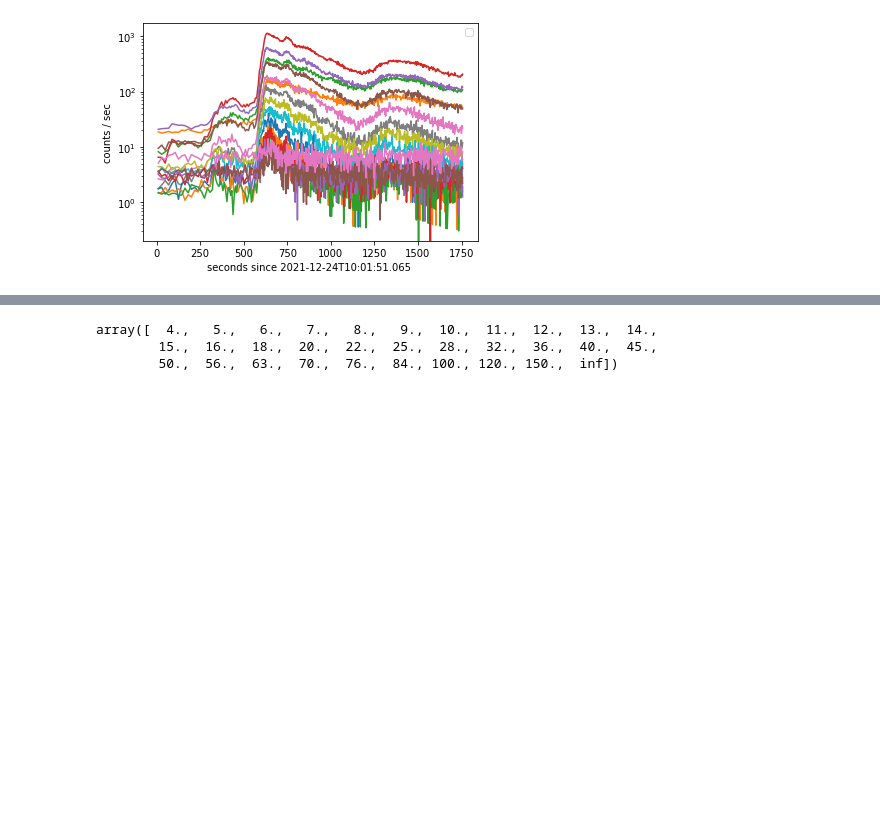
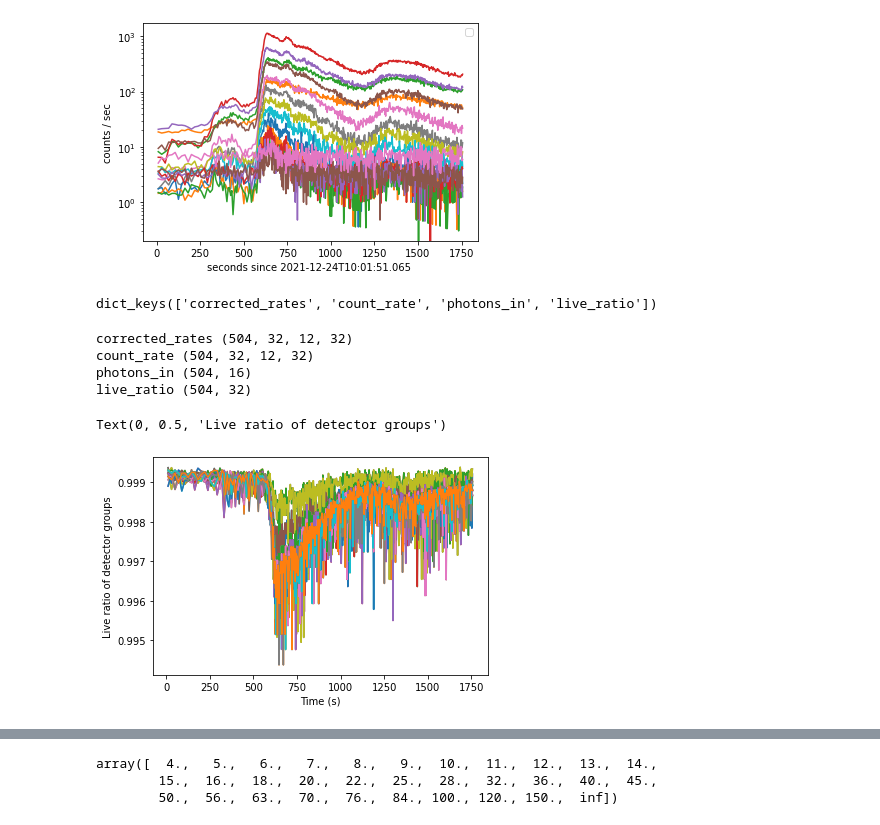
Before and after one commit to i4Ds/stixdcpy, a Jupyter notebook: examples/tutorial.ipynb, the cells around one changed output, grey strips where cells are left out. Drawn from its saved outputs; the diff is of its cells as text; code cells hidden in the pictures; blank space fills up the shorter version.

```diff
--- a/examples/tutorial.ipynb
+++ b/examples/tutorial.ipynb
@@ -276,3 +294,28 @@ No artists with labels found to put in legend.  Note that artists whose label st
  None)
 [figure]
 [figure]
+# %%
+#Dead time correction
+
+corrected_data=sci_data.correct_dead_time()
+# %% [output]
+dict_keys(['corrected_rates', 'count_rate', 'photons_in', 'live_ratio'])
+# %%
+#print the shape the results
+corrected_data.keys()
+for key, value in corrected_data.items():
+    print(key, value.shape)
+# %% [output]
+corrected_rates (504, 32, 12, 32)
+count_rate (504, 32, 12, 32)
+photons_in (504, 16)
+live_ratio (504, 32)
+# %%
+# plot the live ratio
+plt.figure()
+plt.plot(sci_data.time, corrected_data['live_ratio'])
+plt.xlabel('Time (s)')
+plt.ylabel('Live ratio of detector groups')
+# %% [output]
+Text(0, 0.5, 'Live ratio of detector groups')
+[figure, added]
```
Also changed, not shown: parts of 5 cells of this notebook, 1 other file.
